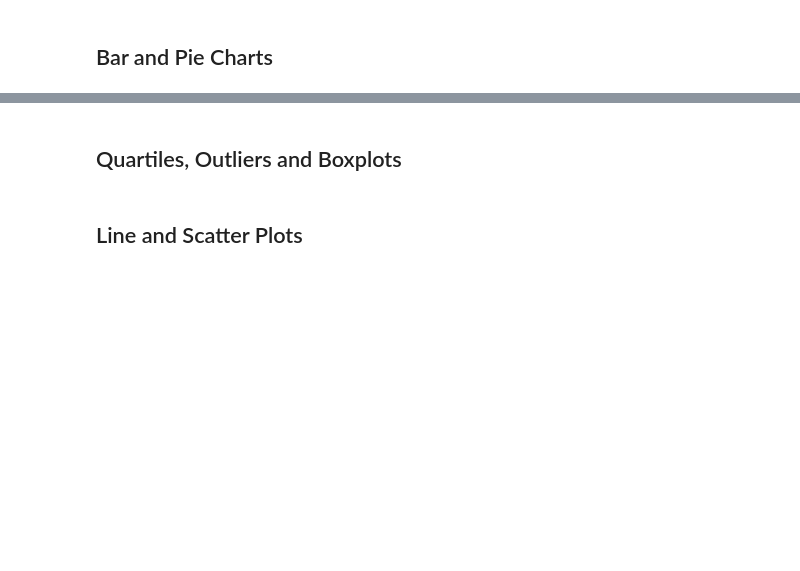
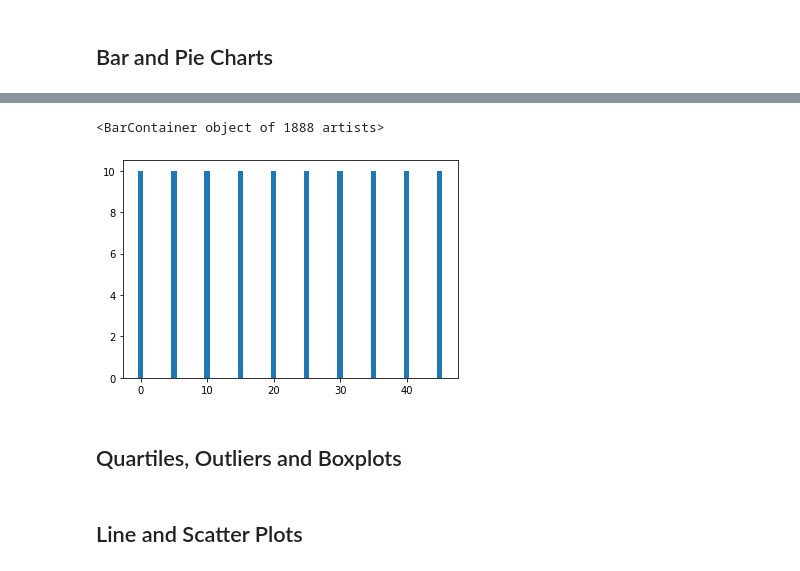
Before and after one commit to jakewmayfield/Matplotlib-Pymaceuticals, a Jupyter notebook: Pymaceuticals-Matplotlib.ipynb, the cells around one changed output, grey strips where cells are left out. Cells and saved outputs as stored; diff of their text form; code cells hidden in the pictures; blank space fills up the shorter version.

```diff
--- a/Pymaceuticals-Matplotlib.ipynb
+++ b/Pymaceuticals-Matplotlib.ipynb
@@ -183,3 +174,6 @@ tumor_stat_summ
 ## Bar and Pie Charts
 # %%
 # Generate a bar plot showing the total number of timepoints for all mice tested for each drug regimen using Pandas.
+# %%
+x=clean_df['Timepoint']
+x
@@ -186,3 +193,8 @@ tumor_stat_summ
+# %%
+plt.bar(x, 10)
+# %% [output]
+<BarContainer object of 1888 artists>
+[figure, added]
 # %%
 # Generate a bar plot showing the total number of timepoints for all mice tested for each drug regimen using pyplot.
 # %%
```
Also changed, not shown: parts of 10 cells of this notebook.
